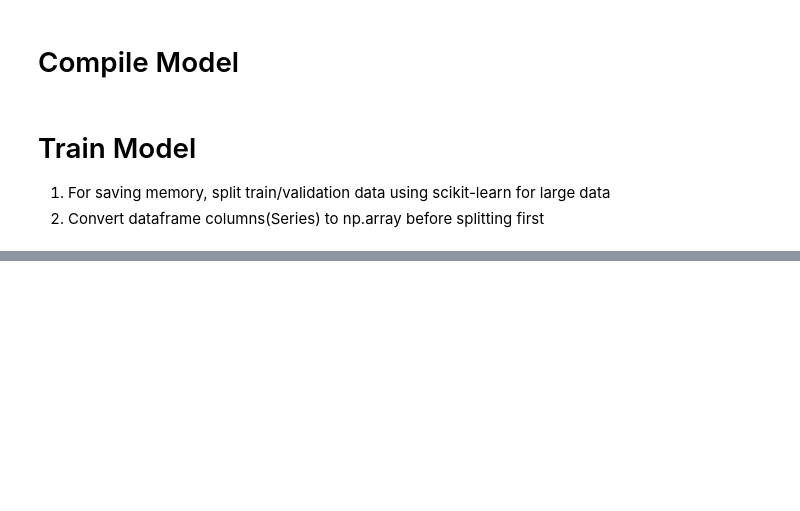
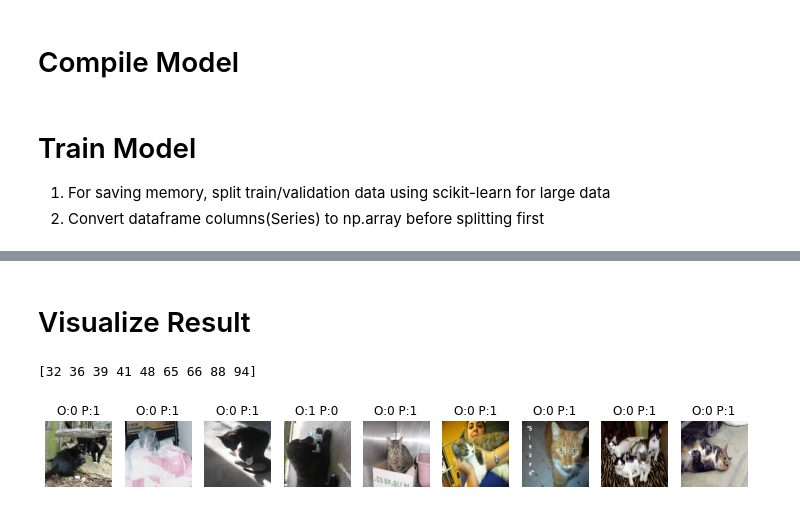
Before and after one commit to john-tseng-710/DL, a Jupyter notebook: TL_VGG16_dogs_vs_cats.ipynb, the cells around one changed output, grey strips where cells are left out. Cells and saved outputs as stored; diff of their text form; code cells hidden in the pictures; blank space fills up the shorter version.

```diff
--- a/TL_VGG16_dogs_vs_cats.ipynb
+++ b/TL_VGG16_dogs_vs_cats.ipynb
@@ -90,11 +95,11 @@ print(vgg.output)
 Tensor("input_1:0", shape=(None, 224, 224, 3), dtype=float32)
 Tensor("block5_pool/MaxPool:0", shape=(None, 7, 7, 512), dtype=float32)
 # %%
-# Fix CNN parameters for saving time
+# Fix CNN parameters to save training time
 for l in vgg.layers:
   l.trainable = False
-
-mlp = Flatten()(vgg.output)   # Flatten returns a function
+bn = BatchNormalization()(vgg.output) # Add Batch Normalization between CNN and MLP to avoid dead Relu in MLP
+mlp = Flatten()(bn)   # Flatten returns a function
 mlp = Dense(units=2048, activation='relu')(mlp)  # Dense does the same, units set 1/10 flatened input size 0.1*(7*7*512)
 mlp = Dense(units=256, activation='relu')(mlp)
 # For binary classification units can either be 1 with activation='sigmoid' or 2 with actiovation='softmax'
@@ -129,7 +134,10 @@ model.compile(optimizer='adam', loss='categorical_crossentropy', metrics=['accur
 1. For saving memory, split train/validation data using scikit-learn for large data
 2. Convert dataframe columns(Series) to np.array before splitting first
 # %%
-train_data, train_label, valid_data, valid_label = train_test_split(df['path'].to_numpy(), df['label'].to_numpy(), test_size=0.1)
+# Label one-hot-encoding
+label_cat = to_categorical(df['label'])
+
+train_data, valid_data, train_label, valid_label = train_test_split(df['path'].to_numpy(), label_cat, test_size=0.1)
 print(train_data.shape)
 print(train_label.shape)
 print(valid_data.shape)
@@ -144,0 +183,17 @@ random_idx = np.random.randint(0, train_data.shape[0], batch_size)
+# %%
+batch_size = 100
+idx = np.random.randint(0, valid_data.shape[0], batch_size)
+ori_imgs = []
+imgs = []
+for p in valid_data[idx]:
+  # Load image and preprocees image w/ VGG original preprocess method
+  img = load_img(p, target_size=(224, 224))
+  ori_imgs.append(img)
+  img = preprocess_input(np.array(img))
+  imgs.append(img)
+valid_data_batch = np.array(imgs)
+valid_label_batch = valid_label[idx]
+evaluate = model.evaluate(valid_data_batch, valid_label_batch)
+print(evaluate)
+predict = model.predict(valid_data_batch)
+print(predict)
@@ -144,0 +218,22 @@ random_idx = np.random.randint(0, train_data.shape[0], batch_size)
+# %% [markdown]
+# Visualize Result
+# %%
+unmatch_idx = np.nonzero(predict.argmax(axis=-1) != valid_label_batch.argmax(axis=-1))[0]
+print(unmatch_idx)
+
+col = 10
+row = (batch_size/10)+1 if batch_size%10 else batch_size
+plt.figure(figsize=(14, 450))
+
+for i, idx in enumerate(unmatch_idx):
+  unmatch_img = ori_imgs[idx]
+  unmatch_ori_label = valid_label_batch.argmax(axis=-1)[idx]
+  unmatch_p_label = predict.argmax(axis=-1)[idx]
+  plt.subplot(row, col, i+1)
+  plt.title(f'O:{unmatch_ori_label} P:{unmatch_p_label}')
+  plt.axis('off')
+  plt.imshow(unmatch_img)
+plt.show()
+# %% [output]
+[32 36 39 41 48 65 66 88 94]
+[figure, added]
```
Also changed, not shown: parts of 12 cells of this notebook.
